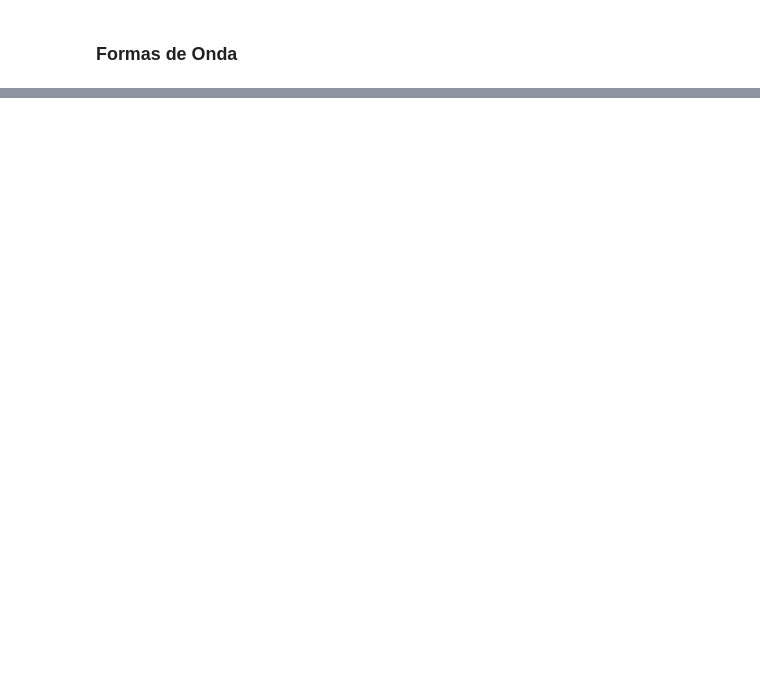
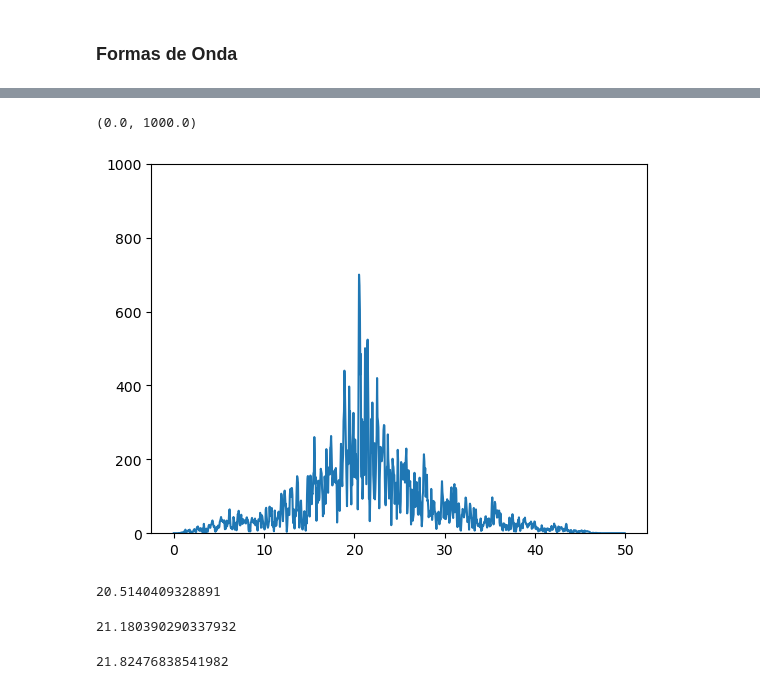
Before and after one commit to AdoringStarling/InducedCross, a Jupyter notebook: exploration.ipynb, the cells around one changed output, grey strips where cells are left out. Drawn from its saved outputs; the diff is of its cells as text; code cells hidden in the pictures; blank space fills up the shorter version.

```diff
--- a/exploration.ipynb
+++ b/exploration.ipynb
@@ -240,0 +252,16 @@ for i in ztra:
+# %%
+# Construcción de la señal
+N = i.stats.npts# number of point in the whole interval
+f = i.stats.sampling_rate
+dt = i.stats.delta
+# t = np.linspace( 0, (N-1)*dt, N)
+y = i.data
+# %%
+fft_x = fft(y) / N # FFT Normalized
+freq = fftfreq(N, dt) # Recuperamos las frecuencias
+# %%
+plt.plot(freq[range(int(N/2))],abs(fft_x[range(int(N/2))]))
+plt.ylim(0,1000)
+# %% [output]
+(0.0, 1000.0)
+[figure, added]
@@ -240,0 +272,28 @@ for i in ztra:
+# %%
+#Frecuencia dominante
+freq_dom=four[four['ampl']==four['ampl'].max()]['freq'].values[0]
+print(freq_dom)
+# %% [output]
+20.5140409328891
+# %%
+#Frecuencia central [PROVISIONAL] Mejorar metodo de integracion
+ae=four['ampl'].sum()/2
+four['cum']=np.cumsum(four['ampl'])
+four['dist']=np.abs(ae-four['cum'])
+freq_cent=four[four['dist']==four['dist'].min()]['freq'].values[0]
+print(freq_cent)
+# %% [output]
+21.180390290337932
+# %%
+#Frecuencia Centroide
+import numpy as np
+#https://stackoverflow.com/questions/24354279/python-spectral-centroid-for-a-wav-file
+def spectral_centroid(x, samplerate):
+    magnitudes = np.abs(np.fft.rfft(x)) # magnitudes of positive frequencies
+    length = len(x)
+    freqs = np.abs(np.fft.fftfreq(length, 1.0/samplerate)[:length//2+1]) # positive frequencies
+    return np.sum(magnitudes*freqs) / np.sum(magnitudes) # return weighted mean
+freq_centroid=spectral_centroid(i.data, i.stats.sampling_rate)
+print(freq_centroid)
+# %% [output]
+21.82476838541982
```
Also changed, not shown: parts of 17 cells of this notebook.
